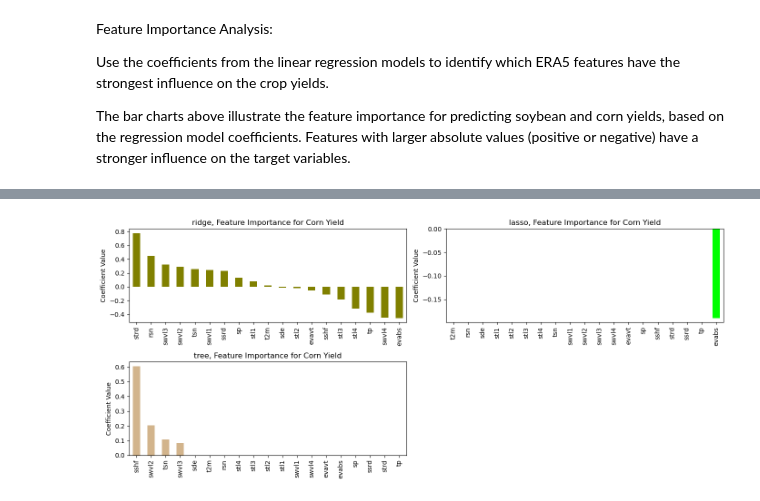
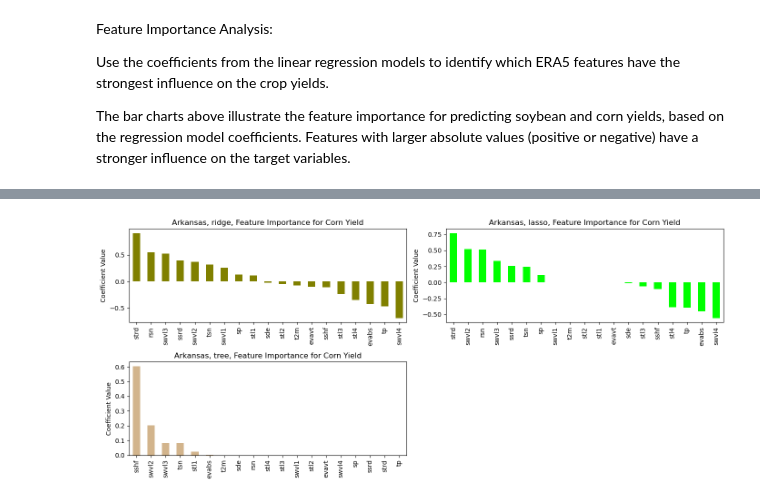
Before and after one commit to Vyzedd/pepper, a Jupyter notebook: Feature Regression/Arkansas.ipynb, the cells around one changed output, grey strips where cells are left out. Saved outputs shown, nothing was run; the diff lists cells and outputs as text; code cells hidden in the pictures.

```diff
--- a/Feature Regression/Arkansas.ipynb
+++ b/Feature Regression/Arkansas.ipynb
@@ -2,6 +2,9 @@
 import boto3
 import pandas as pd
 from sklearn.preprocessing import MinMaxScaler
+from sklearn.preprocessing import StandardScaler
+from sklearn.preprocessing import RobustScaler
+from sklearn.preprocessing import Normalizer
 import io
 
 # 定义 S3 路径
@@ -19,9 +22,9 @@ merged_df = pd.read_csv(io.BytesIO(response['Body'].read()))
 X = merged_df.drop(columns=['Soybean Value', 'Corn Value'])  # 特征变量
 y = merged_df[['Soybean Value', 'Corn Value']]  # 目标变量
 
-# 初始化 MinMaxScaler
-scaler_X = MinMaxScaler()
-scaler_y = MinMaxScaler()
+# 初始化 StandardScaler
+scaler_X = StandardScaler()
+scaler_y = StandardScaler()
 
 # 归一化处理
 X_scaled = scaler_X.fit_transform(X)
@@ -221,23 +224,23 @@ plt.show()
 # %%
 ridge_importance_corn = pd.Series(best_models["Ridge_Corn"].coef_, index=X.columns).sort_values(ascending=False)
 lasso_importance_corn = pd.Series(best_models["Lasso_Corn"].coef_, index=X.columns).sort_values(ascending=False)
 tree_importance_corn = pd.Series(best_models["DecisionTree_Corn"].feature_importances_, index=X.columns).sort_values(ascending=False)
 
 # Plot feature importance
 plt.figure(figsize=(14, 6))
 plt.subplot(2, 2, 1)
-ridge_importance_corn.plot(kind='bar', title='ridge, Feature Importance for Corn Yield', color='olive')
+ridge_importance_corn.plot(kind='bar', title='Arkansas, ridge, Feature Importance for Corn Yield', color='olive')
 plt.ylabel('Coefficient Value')
 
 plt.subplot(2, 2, 2)
-lasso_importance_corn.plot(kind='bar', title='lasso, Feature Importance for Corn Yield', color='lime')
+lasso_importance_corn.plot(kind='bar', title='Arkansas, lasso, Feature Importance for Corn Yield', color='lime')
 plt.ylabel('Coefficient Value')
 
 plt.subplot(2, 2, 3)
-tree_importance_corn.plot(kind='bar', title='tree, Feature Importance for Corn Yield', color='tan')
+tree_importance_corn.plot(kind='bar', title='Arkansas, tree, Feature Importance for Corn Yield', color='tan')
 plt.ylabel('Coefficient Value')
 
 plt.tight_layout()
 plt.show()
 # %% [output]
-[figure, old version]
+[figure, new version]
```
Also changed, not shown: parts of 5 cells of this notebook, 5 other files.
